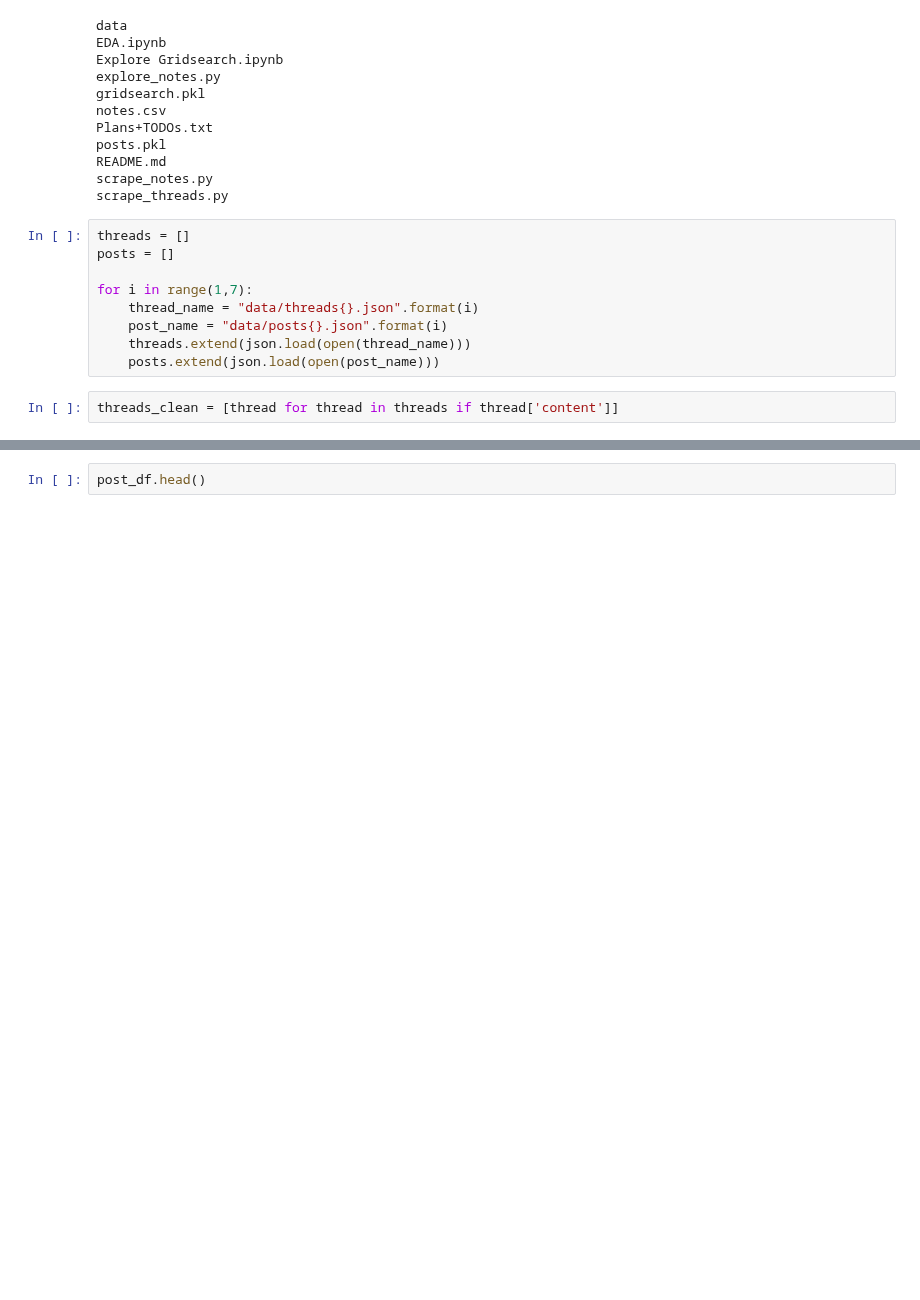
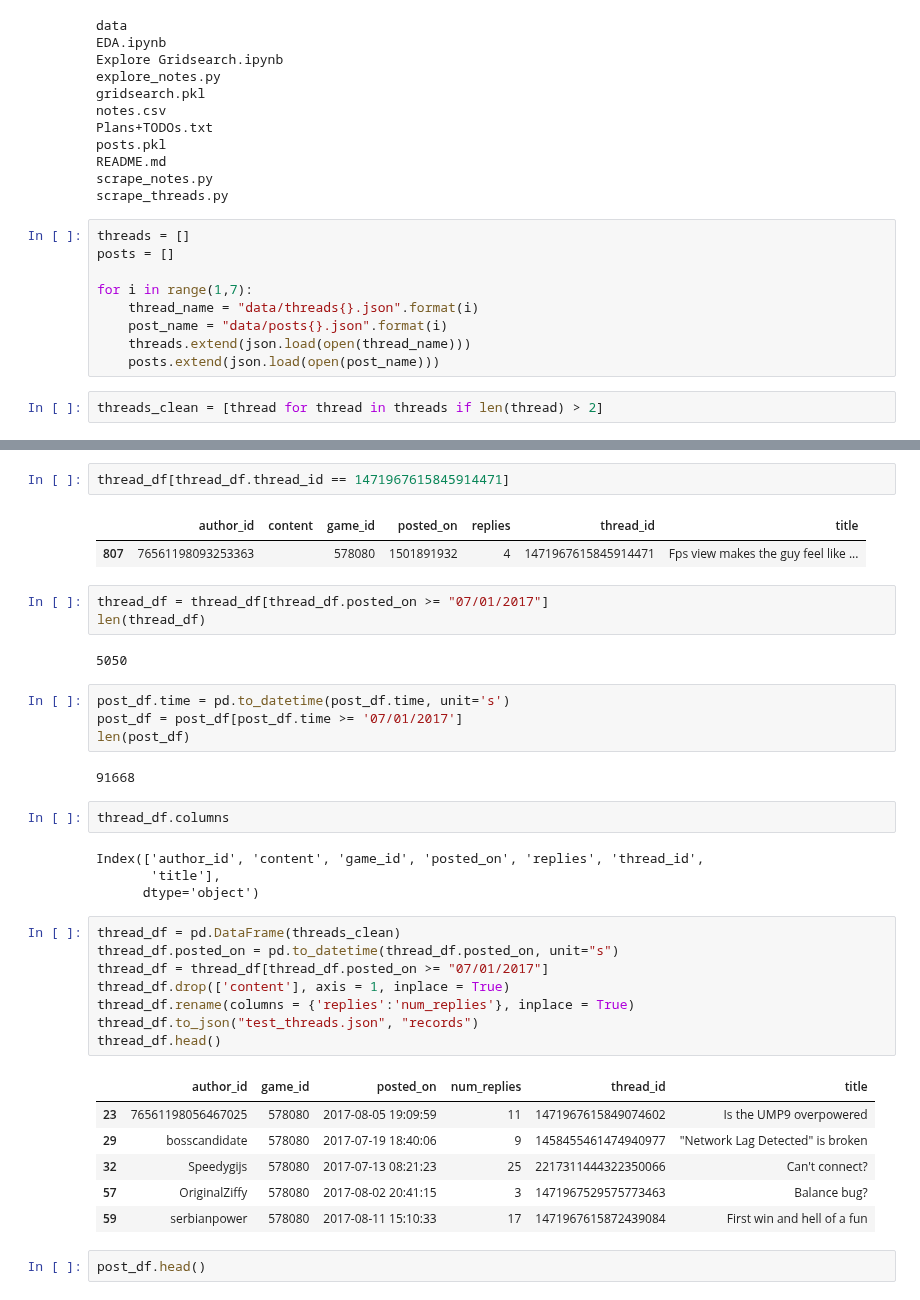
Before and after one commit to johink/Ambient, a Jupyter notebook: EDA+Modeling.ipynb, the cells around one changed output, grey strips where cells are left out. Drawn from its saved outputs; the diff is of its cells as text; blank space fills up the shorter version.

```diff
--- a/EDA+Modeling.ipynb
+++ b/EDA+Modeling.ipynb
@@ -41,7 +41,7 @@ for i in range(1,7):
     threads.extend(json.load(open(thread_name)))
     posts.extend(json.load(open(post_name)))
 # %%
-threads_clean = [thread for thread in threads if thread['content']]
+threads_clean = [thread for thread in threads if len(thread) > 2]
 # %%
 print("before: {}\nafter: {}".format(len(threads), len(threads_clean)))
 # %% [output]
@@ -61,3 +56,40 @@ thread_df.head()
+# %%
+thread_df[thread_df.thread_id == 1471967615845914471]
+# %% [output]
+|  | author_id | content | game_id | posted_on | replies | thread_id | title |
+| 807 | 76561198093253363 |  | 578080 | 1501891932 | 4 | 1471967615845914471 | Fps view makes the guy feel like ... |
+# %%
+thread_df = thread_df[thread_df.posted_on >= "07/01/2017"]
+len(thread_df)
+# %% [output]
+5050
+# %%
+post_df.time = pd.to_datetime(post_df.time, unit='s')
+post_df = post_df[post_df.time >= '07/01/2017']
+len(post_df)
+# %% [output]
+91668
+# %%
+thread_df.columns
+# %% [output]
+Index(['author_id', 'content', 'game_id', 'posted_on', 'replies', 'thread_id',
+       'title'],
+      dtype='object')
+# %%
+thread_df = pd.DataFrame(threads_clean)
+thread_df.posted_on = pd.to_datetime(thread_df.posted_on, unit="s")
+thread_df = thread_df[thread_df.posted_on >= "07/01/2017"]
+thread_df.drop(['content'], axis = 1, inplace = True)
+thread_df.rename(columns = {'replies':'num_replies'}, inplace = True)
+thread_df.to_json("test_threads.json", "records")
+thread_df.head()
+# %% [output]
+|  | author_id | game_id | posted_on | num_replies | thread_id | title |
+| 23 | 76561198056467025 | 578080 | 2017-08-05 19:09:59 | 11 | 1471967615849074602 | Is the UMP9 overpowered |
+| 29 | bosscandidate | 578080 | 2017-07-19 18:40:06 | 9 | 1458455461474940977 | "Network Lag Detected" is broken |
+| 32 | Speedygijs | 578080 | 2017-07-13 08:21:23 | 25 | 2217311444322350066 | Can't connect? |
+| 57 | OriginalZiffy | 578080 | 2017-08-02 20:41:15 | 3 | 1471967529575773463 | Balance bug? |
+| 59 | serbianpower | 578080 | 2017-08-11 15:10:33 | 17 | 1471967615872439084 | First win and hell of a fun |
 # %%
 post_df.head()
 # %% [output]
```
Also changed, not shown: parts of 8 cells of this notebook, 1 other file.
